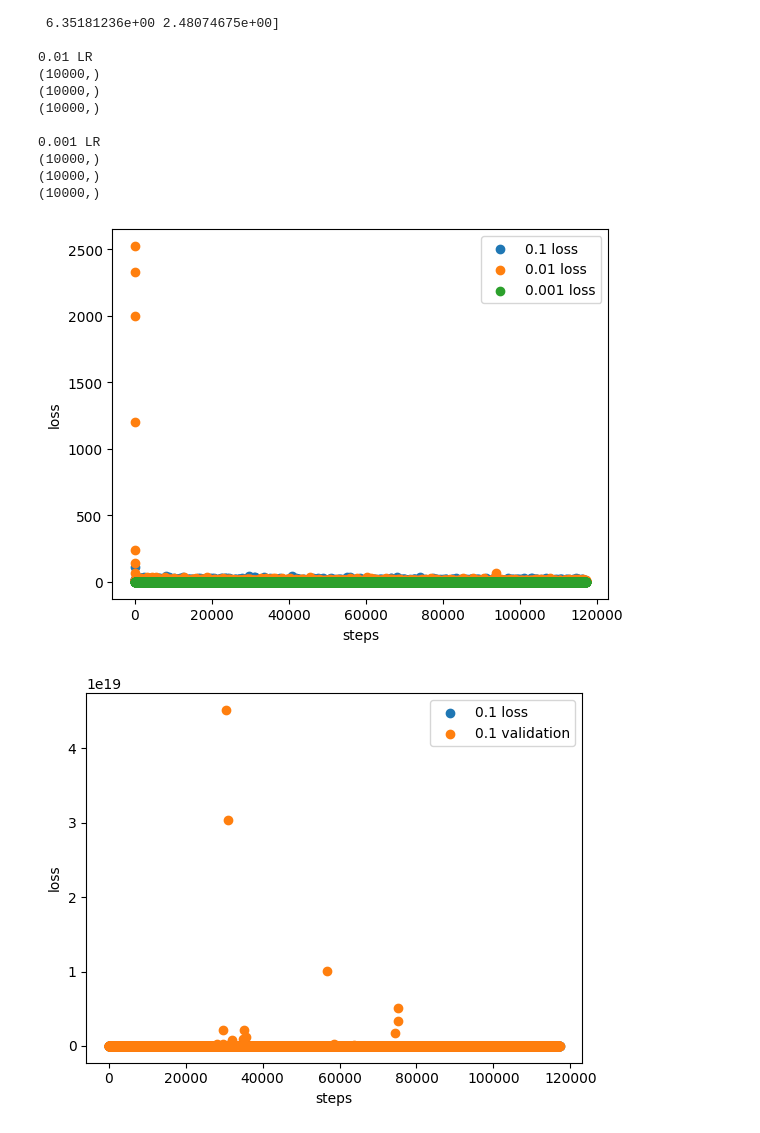
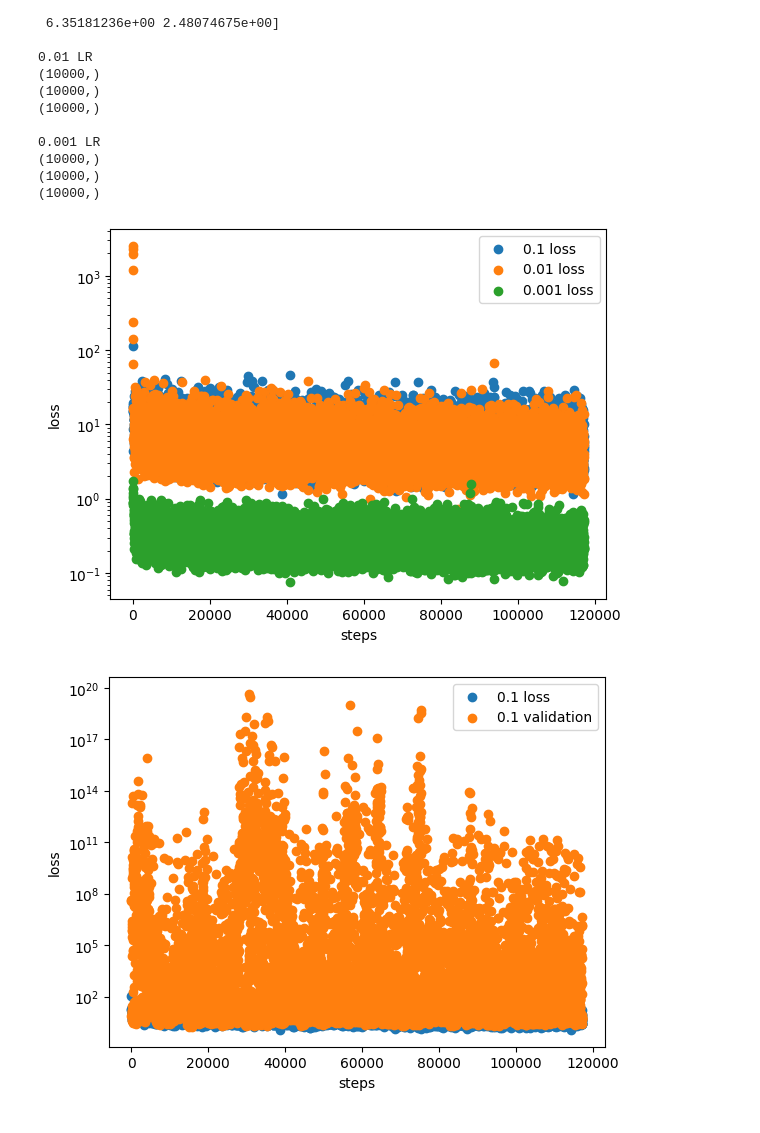
Before and after one commit to kdp-lab/smartpix, a Jupyter notebook: loss-plots.ipynb, the cells around one changed output. Cells and saved outputs as stored; diff of their text form; code cells hidden in the pictures.

```diff
--- a/loss-plots.ipynb
+++ b/loss-plots.ipynb
@@ -8,7 +8,7 @@ import pandas as pd
 # %%
 # 0.1 LR
 print("0.1 LR")
-with h5py.File("/home/ckumar/smartpix/checkpoints/training_2023.11.03.03.20.12/logged_metrics.h5") as f:
+with h5py.File("/data/ckumar/checkpoints/training_2023.11.03.03.20.12/logged_metrics.h5") as f:
     s_e_1 = np.array(f["steps"]["epoch"][:10000])
     print(s_e_1.shape)
     print(s_e_1)
@@ -22,7 +22,7 @@ with h5py.File("/home/ckumar/smartpix/checkpoints/training_2023.11.03.03.20.12/l
 #0.01
 print(" ")
 print("0.01 LR")
-with h5py.File("/home/ckumar/smartpix/checkpoints/training_2023.11.02.00.50.52/logged_metrics.h5") as f:
+with h5py.File("/data/ckumar/checkpoints/training_2023.11.02.00.50.52/logged_metrics.h5") as f:
     s_e_2 = np.array(f["steps"]["epoch"][:10000])
     print(s_e_2.shape)
     v_l_2 = np.array(f["values"]["train_loss"][:10000])
@@ -33,7 +33,7 @@ with h5py.File("/home/ckumar/smartpix/checkpoints/training_2023.11.02.00.50.52/l
 #0.001
 print(" ")
 print("0.001 LR")
-with h5py.File("/home/ckumar/smartpix/checkpoints/training_2023.11.06.18.34.17/logged_metrics.h5") as f:
+with h5py.File("/data/ckumar/checkpoints/training_2023.11.06.18.34.17/logged_metrics.h5") as f:
     s_e_3 = np.array(f["steps"]["epoch"][:10000])
     print(s_e_3.shape)
     v_l_3 = np.array(f["values"]["train_loss"][:10000])
@@ -70,25 +70,27 @@ plt.scatter(s_e_2, v_l_2, label="0.01 loss")
 plt.scatter(s_e_3, v_l_3, label="0.001 loss")
 #plt.scatter(s_e_3, v_vl_3, label="0.001 validation")
 
+plt.yscale("log")
 plt.xlabel("steps")
 plt.ylabel("loss")
 plt.legend()
 plt.show()
 # %% [output]
-[figure, old version]
+[figure, new version]
 # %%
 plt.scatter(s_e_1, v_l_1, label="0.1 loss")
 plt.scatter(s_e_1, v_vl_1, label="0.1 validation")
 
 #plt.scatter(s_e_2, v_l_2, label="0.01 loss")
 #plt.scatter(s_e_2, v_vl_2, label="0.01 validation")
 
 #plt.scatter(s_e_3, v_l_3, label="0.001 loss")
 #plt.scatter(s_e_3, v_vl_3, label="0.001 validation")
 
+plt.yscale("log")
 plt.xlabel("steps")
 plt.ylabel("loss")
 plt.legend()
 plt.show()
 # %% [output]
-[figure, old version]
+[figure, new version]
```
Also changed, not shown: 7 other files.
